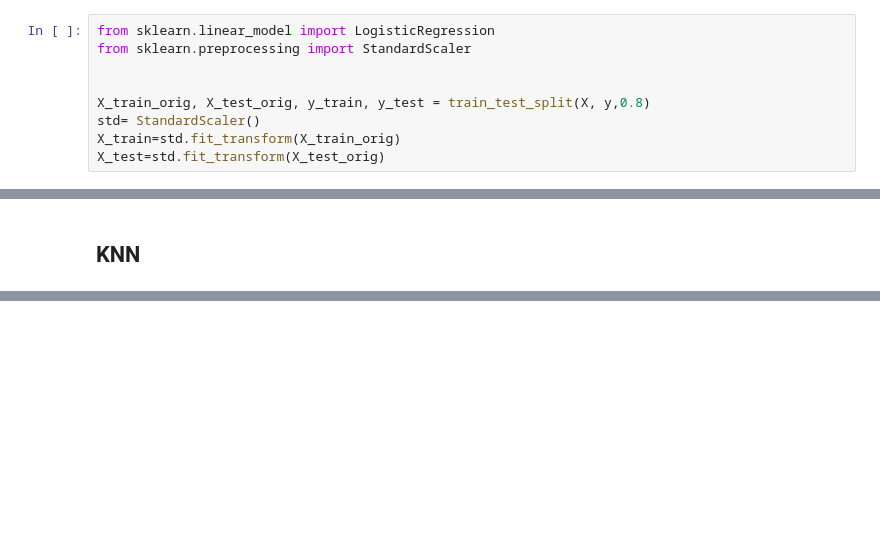
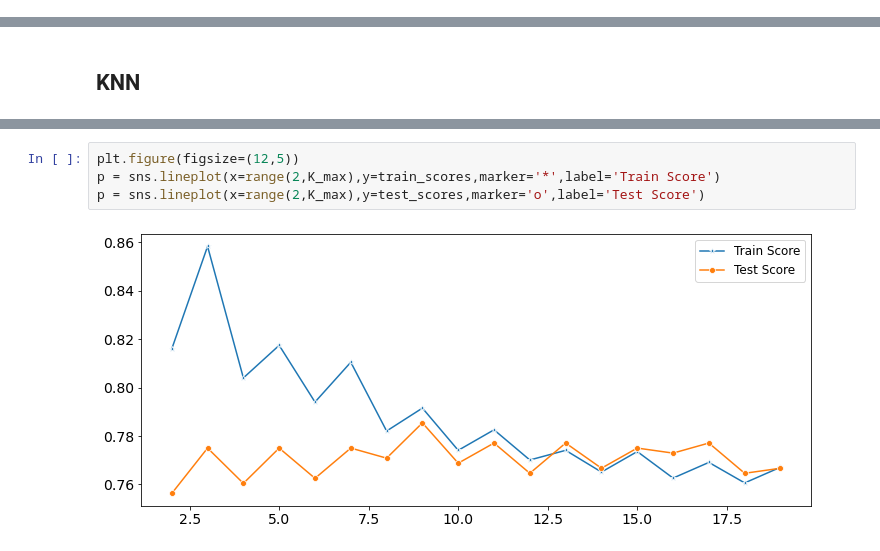
Before and after one commit to Wetiqe/MIMIC_I61, a Jupyter notebook: I61.ipynb, the cells around one changed output, grey strips where cells are left out. Cells and saved outputs as stored; diff of their text form; blank space fills up the shorter version.

```diff
--- a/I61.ipynb
+++ b/I61.ipynb
@@ -482,9 +441,0 @@ def train_test_split(X, y,train_size):
-# %%
-from sklearn.linear_model import LogisticRegression
-from sklearn.preprocessing import StandardScaler
-
-
-X_train_orig, X_test_orig, y_train, y_test = train_test_split(X, y,0.8)
-std= StandardScaler()
-X_train=std.fit_transform(X_train_orig)
-X_test=std.fit_transform(X_test_orig)
@@ -695,0 +475,6 @@ Max test score 75.8 % and k = [17]
+# %%
+plt.figure(figsize=(12,5))
+p = sns.lineplot(x=range(2,K_max),y=train_scores,marker='*',label='Train Score')
+p = sns.lineplot(x=range(2,K_max),y=test_scores,marker='o',label='Test Score')
+# %% [output]
+[figure, added]
```
Also changed, not shown: parts of 85 cells of this notebook, 1 other file.
